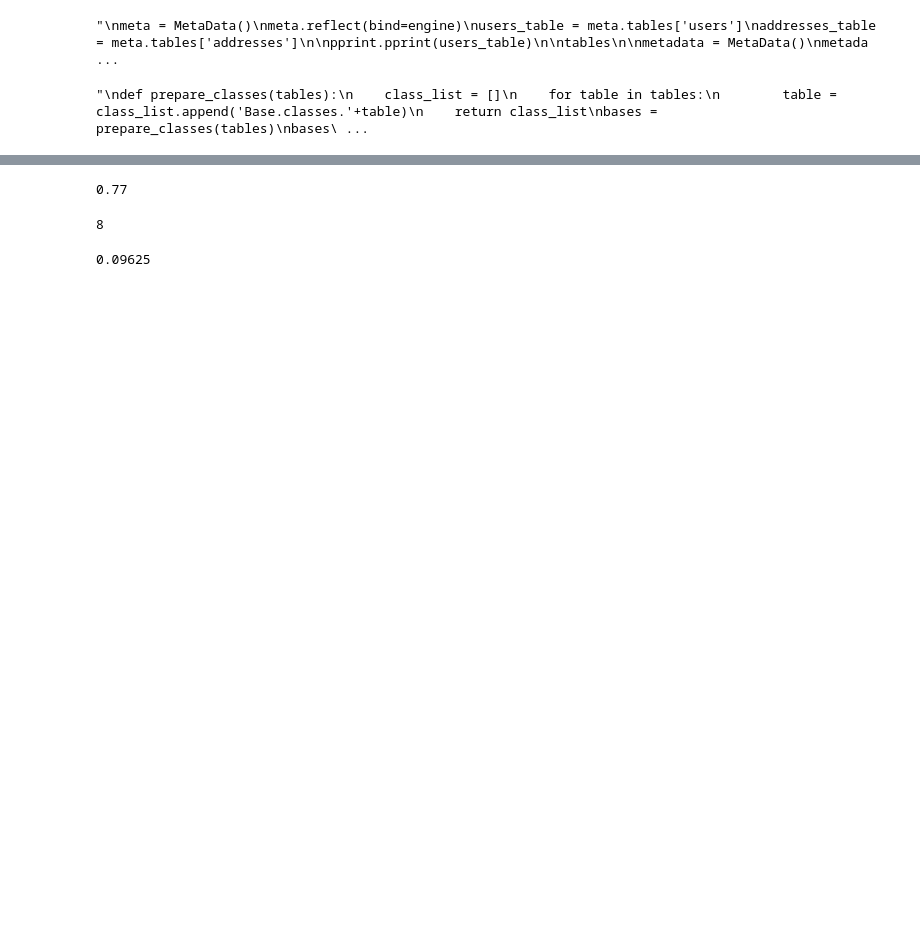
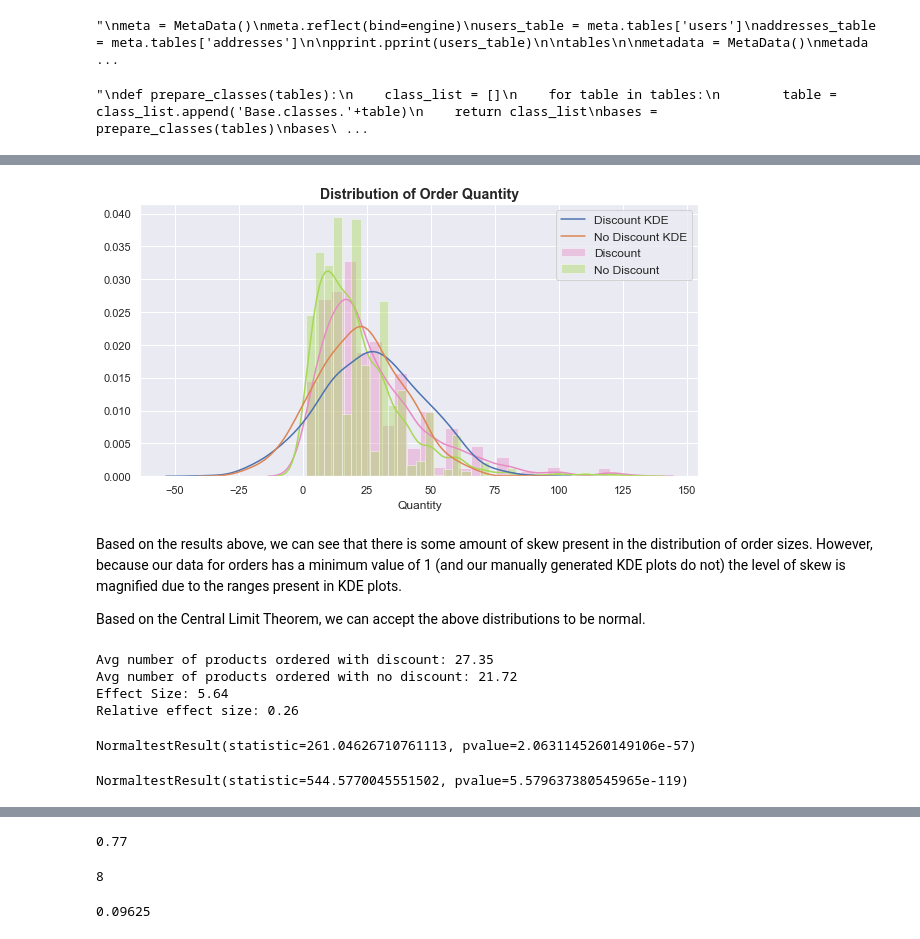
Before and after one commit to pawoody/dsc-2-final-project-online-ds-ft-041519, a Jupyter notebook: Mod 2 Project.ipynb, the cells around one changed output, grey strips where cells are left out. Saved outputs shown, nothing was run; the diff lists cells and outputs as text; code cells hidden in the pictures; blank space fills up the shorter version.

```diff
--- a/Mod 2 Project.ipynb
+++ b/Mod 2 Project.ipynb
@@ -964,0 +1099,29 @@ bases
+# %%
+# Defining a function to generate normally distributed KDE:
+def KDE_gen(mu, sigma, n):
+    x = np.random.normal(mu,sigma,n)
+    return x
+# %%
+# Generate values to represent a normal distributions using dataset:
+discount_mu, discount_sigma, discount_n = 27.35, 20.72, 830
+no_discount_mu, no_discount_sigma, no_discount_n = 21.72, 17.51, 1317
+
+# Generating Normal Distributions for comparison to sample distributions:
+discount_KDE = KDE_gen(discount_mu, discount_sigma, discount_n)
+no_discount_KDE = KDE_gen(no_discount_mu, no_discount_sigma, no_discount_n)
+# %%
+# Visualizing Distribution of orders with/without discounts:
+sns.set(rc={'figure.figsize':(10,5)})
+sns.set()
+ax = sns.distplot(df_discount_bool.Quantity, label='Discount', color='#E78AC3')
+ax = sns.distplot(df_nodiscount_bool.Quantity, label='No Discount', color='#A6D854')
+ax = sns.kdeplot(discount_KDE, label='Discount KDE')
+ax = sns.kdeplot(no_discount_KDE, label='No Discount KDE')
+ax.set_title('Distribution of Order Quantity', fontsize=14, fontweight='bold')
+ax.legend(loc=1, fontsize='medium');
+# %% [output]
+[figure, added]
+# %% [markdown]
+Based on the results above, we can see that there is some amount of skew present in the distribution of order sizes. However, because our data for orders has a minimum value of 1 (and our manually generated KDE plots do not) the level of skew is magnified due to the ranges present in KDE plots.
+
+Based on the Central Limit Theorem, we can accept the above distributions to be normal.
@@ -964,0 +1134,19 @@ bases
+# %%
+a = df_discount_bool.Quantity.mean()
+b = df_nodiscount_bool.Quantity.mean()
+results_printer(a,b)
+# %% [output]
+Avg number of products ordered with discount: 27.35
+Avg number of products ordered with no discount: 21.72
+Effect Size: 5.64
+Relative effect size: 0.26
+# %%
+# Testing distributions for normality:
+stats.normaltest(df_discount_bool.Quantity)
+# %% [output]
+NormaltestResult(statistic=261.04626710761113, pvalue=2.0631145260149106e-57)
+# %%
+# Testing distributions for normality:
+stats.normaltest(df_nodiscount_bool.Quantity)
+# %% [output]
+NormaltestResult(statistic=544.5770045551502, pvalue=5.579637380545965e-119)
```
Also changed, not shown: parts of 44 cells of this notebook, 1 other file.
